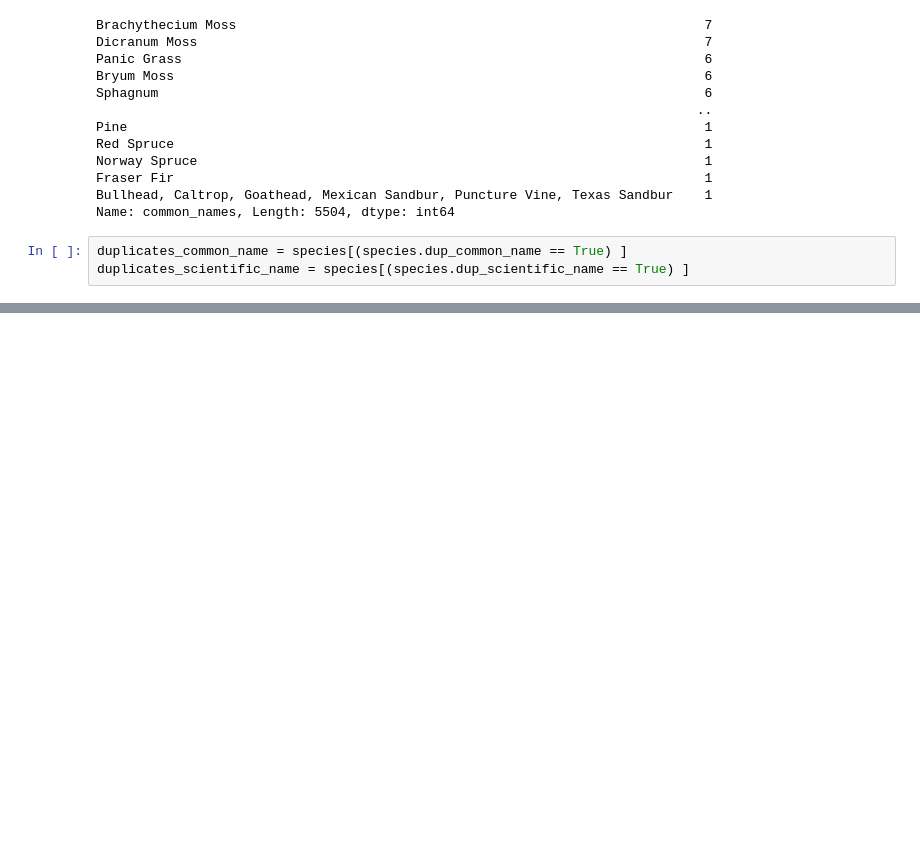
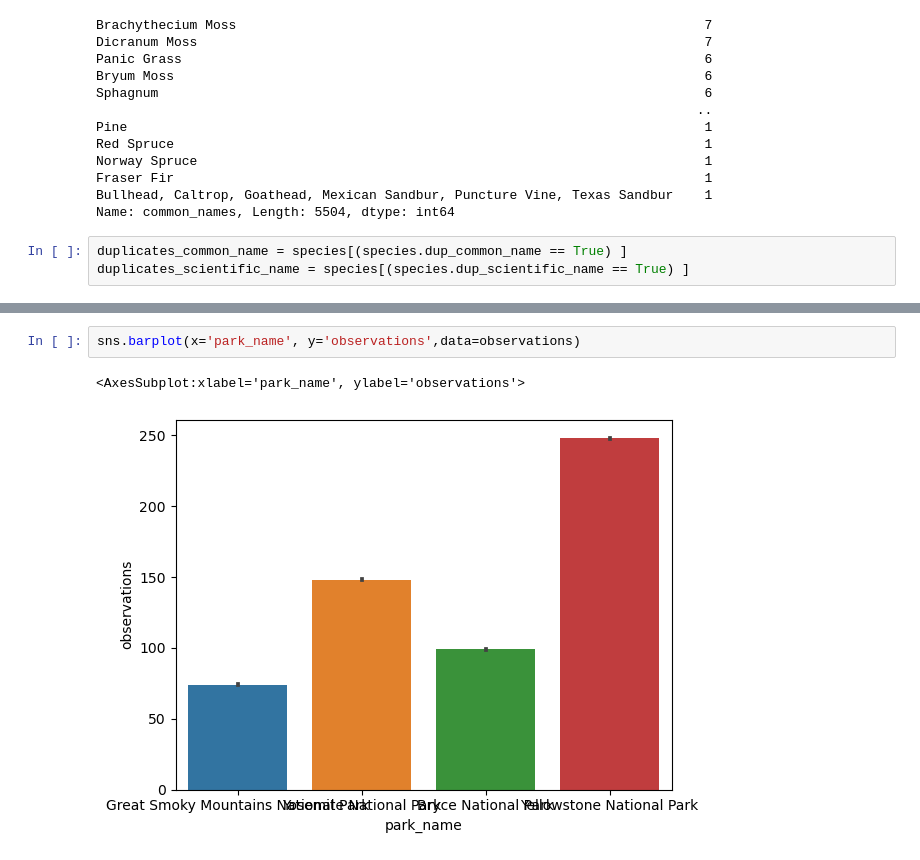
Before and after one commit to egecalay/Biodiversity-in-National-Parks, a Jupyter notebook: biodiversity.ipynb, the cells around one changed output, grey strips where cells are left out. Drawn from its saved outputs; the diff is of its cells as text; blank space fills up the shorter version.

Commit message:
added plots

```diff
--- a/biodiversity.ipynb
+++ b/biodiversity.ipynb
@@ -241,0 +270,5 @@ df.drop(columns=['dup_common_name','dup_scientific_name'],inplace=True)
+# %%
+sns.barplot(x='park_name', y='observations',data=observations)
+# %% [output]
+<AxesSubplot:xlabel='park_name', ylabel='observations'>
+[figure, added]
```
Also changed, not shown: parts of 9 cells of this notebook.
